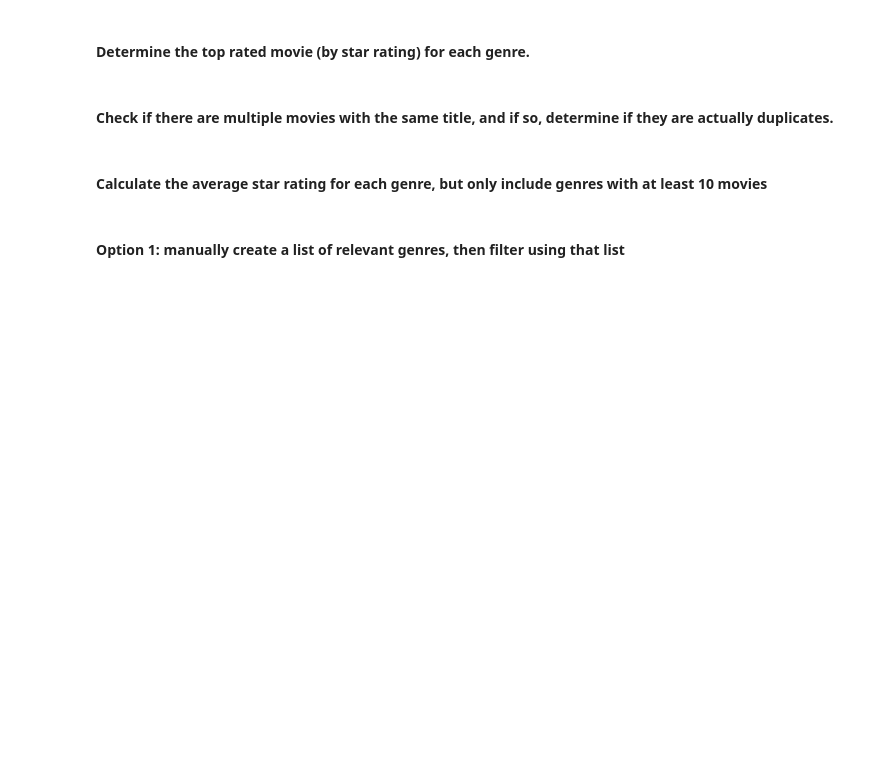
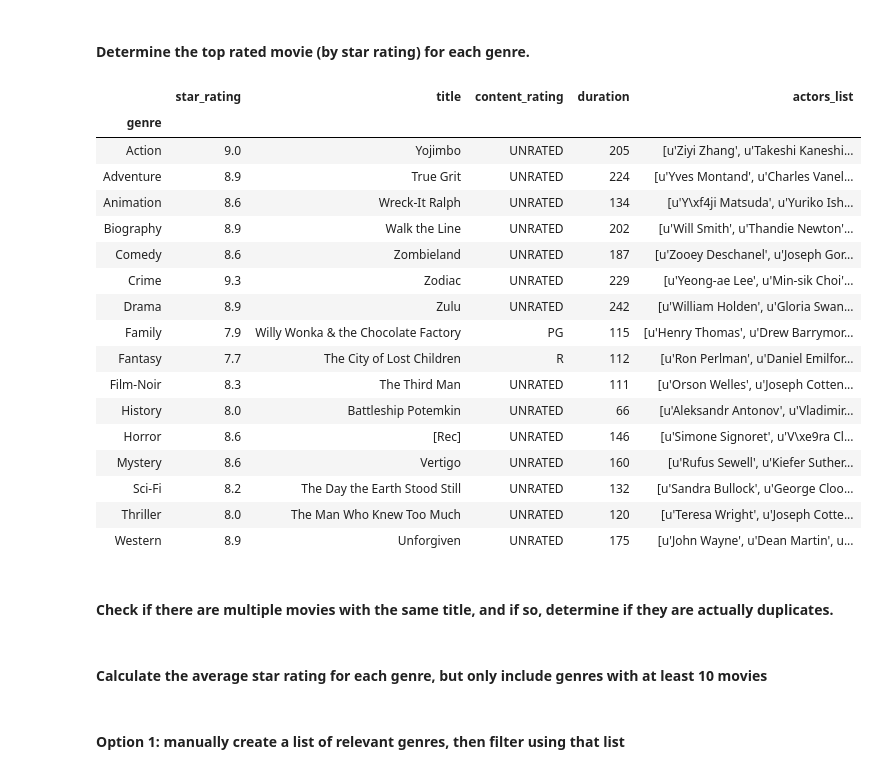
Before and after one commit to the-rahul-kumar/ga-homework-challenge-wk3, a Jupyter notebook: imdb.ipynb, the cells around one changed output. Cells and saved outputs as stored; diff of their text form; code cells hidden in the pictures; blank space fills up the shorter version.

Commit message:
Did some more stuff, groupby genre

```diff
--- a/imdb.ipynb
+++ b/imdb.ipynb
@@ -297,6 +329,27 @@ movies.groupby('genre')
 #### Determine the top rated movie (by star rating) for each genre.
 # %%
 # Answer:
+
+movies.groupby('genre').max()
+# %% [output]
+|  | star_rating | title | content_rating | duration | actors_list |
+| genre |  |  |  |  |  |
+| Action | 9.0 | Yojimbo | UNRATED | 205 | [u'Ziyi Zhang', u'Takeshi Kaneshi... |
+| Adventure | 8.9 | True Grit | UNRATED | 224 | [u'Yves Montand', u'Charles Vanel... |
+| Animation | 8.6 | Wreck-It Ralph | UNRATED | 134 | [u'Y\xf4ji Matsuda', u'Yuriko Ish... |
+| Biography | 8.9 | Walk the Line | UNRATED | 202 | [u'Will Smith', u'Thandie Newton'... |
+| Comedy | 8.6 | Zombieland | UNRATED | 187 | [u'Zooey Deschanel', u'Joseph Gor... |
+| Crime | 9.3 | Zodiac | UNRATED | 229 | [u'Yeong-ae Lee', u'Min-sik Choi'... |
+| Drama | 8.9 | Zulu | UNRATED | 242 | [u'William Holden', u'Gloria Swan... |
+| Family | 7.9 | Willy Wonka & the Chocolate Factory | PG | 115 | [u'Henry Thomas', u'Drew Barrymor... |
+| Fantasy | 7.7 | The City of Lost Children | R | 112 | [u'Ron Perlman', u'Daniel Emilfor... |
+| Film-Noir | 8.3 | The Third Man | UNRATED | 111 | [u'Orson Welles', u'Joseph Cotten... |
+| History | 8.0 | Battleship Potemkin | UNRATED | 66 | [u'Aleksandr Antonov', u'Vladimir... |
+| Horror | 8.6 | [Rec] | UNRATED | 146 | [u'Simone Signoret', u'V\xe9ra Cl... |
+| Mystery | 8.6 | Vertigo | UNRATED | 160 | [u'Rufus Sewell', u'Kiefer Suther... |
+| Sci-Fi | 8.2 | The Day the Earth Stood Still | UNRATED | 132 | [u'Sandra Bullock', u'George Cloo... |
+| Thriller | 8.0 | The Man Who Knew Too Much | UNRATED | 120 | [u'Teresa Wright', u'Joseph Cotte... |
+| Western | 8.9 | Unforgiven | UNRATED | 175 | [u'John Wayne', u'Dean Martin', u... |
 # %% [markdown]
 #### Check if there are multiple movies with the same title, and if so, determine if they are actually duplicates.
 # %%
```
Also changed, not shown: parts of 4 cells of this notebook, 1 other file.
